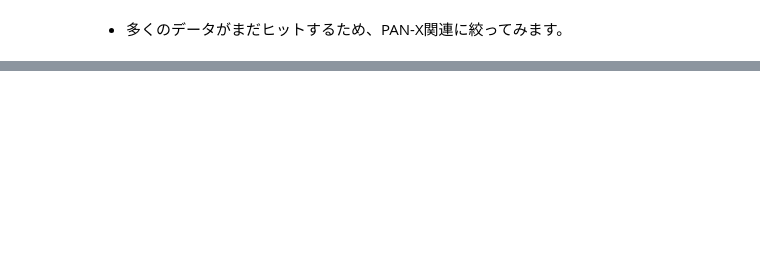
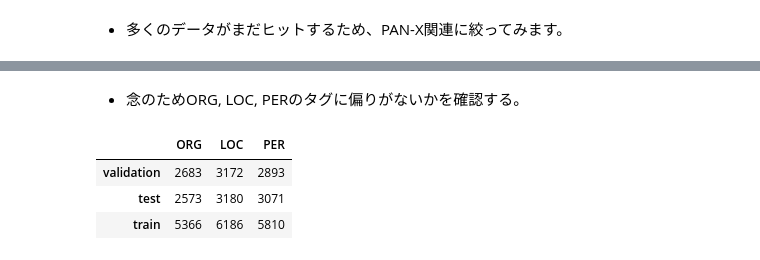
Before and after one commit to nokomoro3/book-ml-transformers, a Jupyter notebook: ml-transformers-chap04-multilingal-ner.ipynb, the cells around one changed output, grey strips where cells are left out. Saved outputs shown, nothing was run; the diff lists cells and outputs as text; code cells hidden in the pictures; blank space fills up the shorter version.

```diff
--- a/ml-transformers-chap04-multilingal-ner.ipynb
+++ b/ml-transformers-chap04-multilingal-ner.ipynb
@@ -93,0 +271,21 @@ for lang, frac in zip(langs, fracs):
+# %% [markdown]
+- 念のためORG, LOC, PERのタグに偏りがないかを確認する。
+# %%
+from collections import Counter
+
+# 再びdefaultdict
+split2freqs = defaultdict(Counter)
+
+for split, dataset in panx_de.items():
+    for row in dataset["ner_tags_str"]:
+        for tag in row:
+            if tag.startswith("B"):
+                tag_type = tag.split("-")[1]
+                split2freqs[split][tag_type] += 1
+
+pd.DataFrame.from_dict(split2freqs, orient="index")
+# %% [output]
+|  | ORG | LOC | PER |
+| validation | 2683 | 3172 | 2893 |
+| test | 2573 | 3180 | 3071 |
+| train | 5366 | 6186 | 5810 |
```
Also changed, not shown: parts of 27 cells of this notebook.
